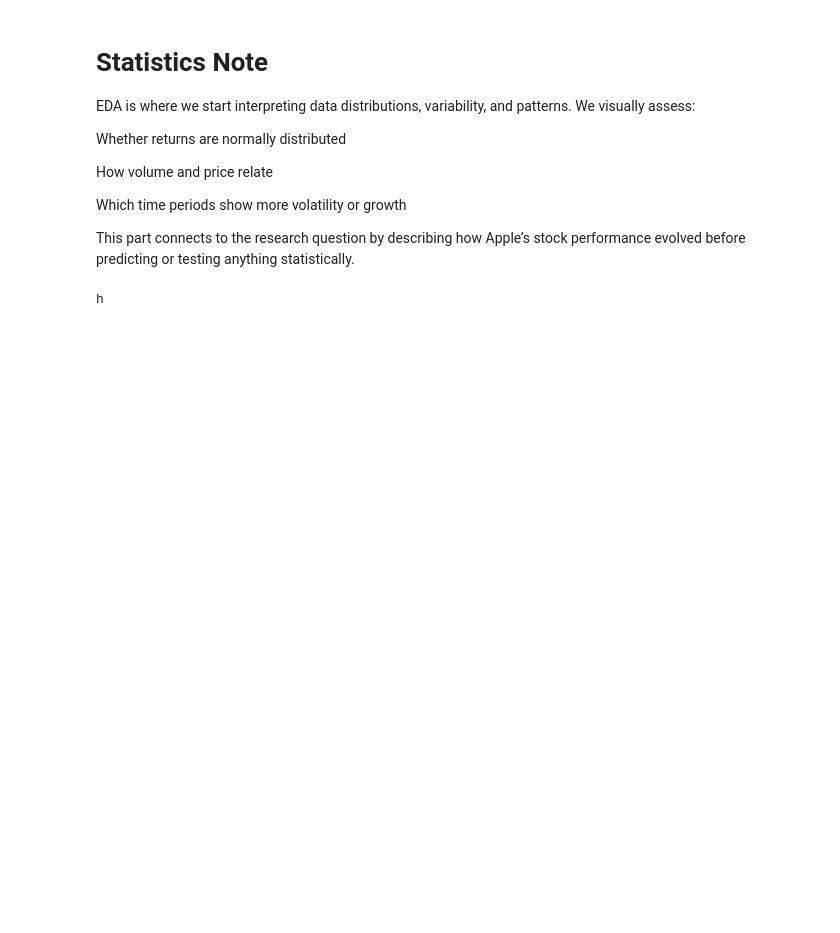
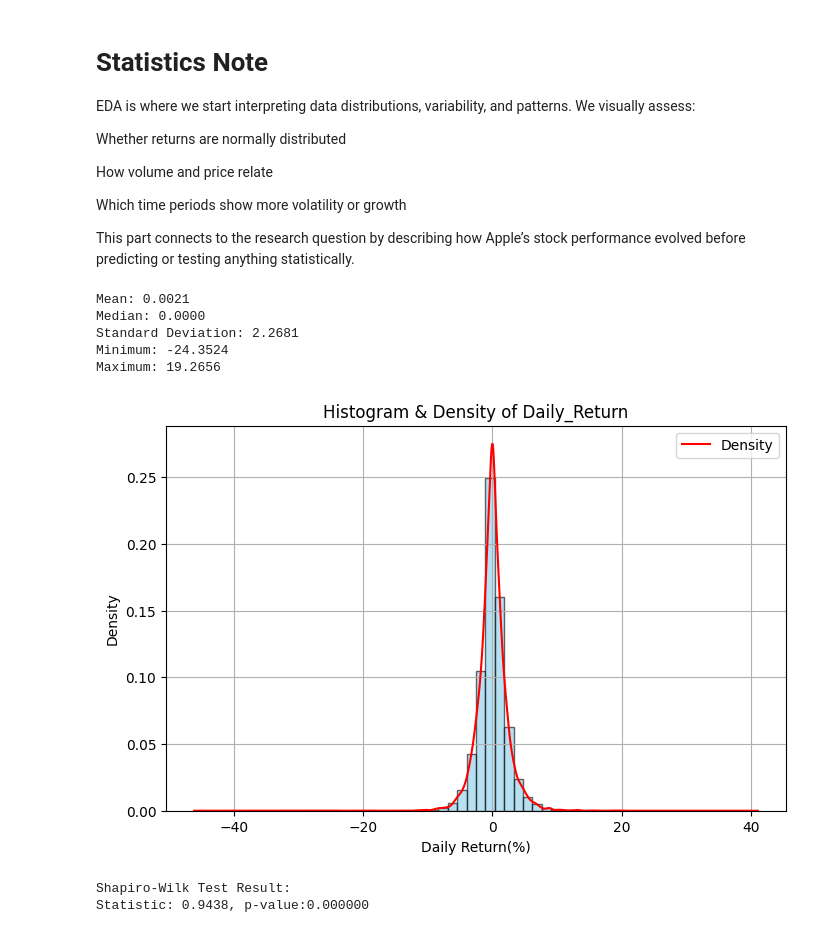
Before and after one commit to Ikrammsr/apple-stock-analysis-project, a Jupyter notebook: apple_stock_analysis_v2.ipynb, the cells around one changed output. Saved outputs shown, nothing was run; the diff lists cells and outputs as text; code cells hidden in the pictures; blank space fills up the shorter version.

```diff
--- a/apple_stock_analysis_v2.ipynb
+++ b/apple_stock_analysis_v2.ipynb
@@ -299,7 +299,45 @@ How volume and price relate
 Which time periods show more volatility or growth
 
 This part connects to the research question by describing how Apple’s stock performance evolved before predicting or testing anything statistically.
-# %%
-print("h")
-# %% [output]
-h
+# %%
+#compute descriptive statistics
+mean_val = df["Daily_Return"].mean()
+median_val=df["Daily_Return"].median()
+std_val=df["Daily_Return"].std()
+min_val=df["Daily_Return"].min()
+max_val=df["Daily_Return"].max()
+print(f"Mean: {mean_val:.4f}")
+print(f"Median: {median_val:.4f}")
+print(f"Standard Deviation: {std_val:.4f}")
+print(f"Minimum: {min_val:.4f}")
+print(f"Maximum: {max_val:.4f}")
+# %% [output]
+Mean: 0.0021
+Median: 0.0000
+Standard Deviation: 2.2681
+Minimum: -24.3524
+Maximum: 19.2656
+# %%
+#Plot histogram and density
+import matplotlib.pyplot as plt
+
+plt.figure(figsize=(8,5))
+plt.hist(df["Daily_Return"].dropna(), bins=30, density=True, alpha=0.6, color="skyblue", edgecolor="black")
+df["Daily_Return"].plot(kind="kde", color="red", label="Density")
+plt.title("Histogram & Density of Daily_Return")
+plt.xlabel("Daily Return(%)")
+plt.ylabel("Density")
+plt.legend()
+plt.grid(True)
+plt.show()
+# %% [output]
+[figure, added]
+# %%
+#Shapiro-Wilk Normality Test
+from scipy.stats import shapiro
+stat, p = shapiro(df["Daily_Return"].dropna())
+print("Shapiro-Wilk Test Result: ")
+print(f"Statistic: {stat:.4f}, p-value:{p:.6f}")
+# %% [output]
+Shapiro-Wilk Test Result:
+Statistic: 0.9438, p-value:0.000000
```
Also changed, not shown: parts of 2 cells of this notebook.
